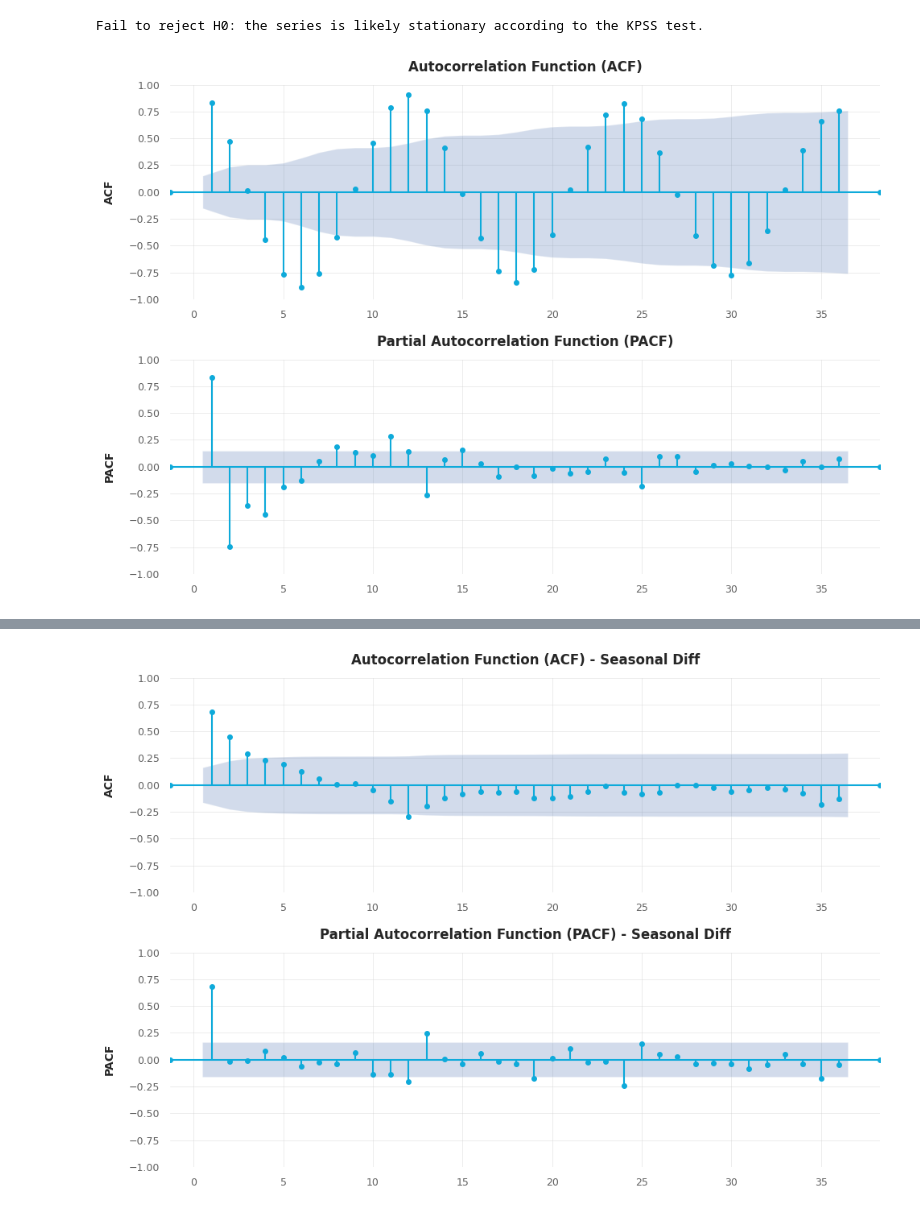
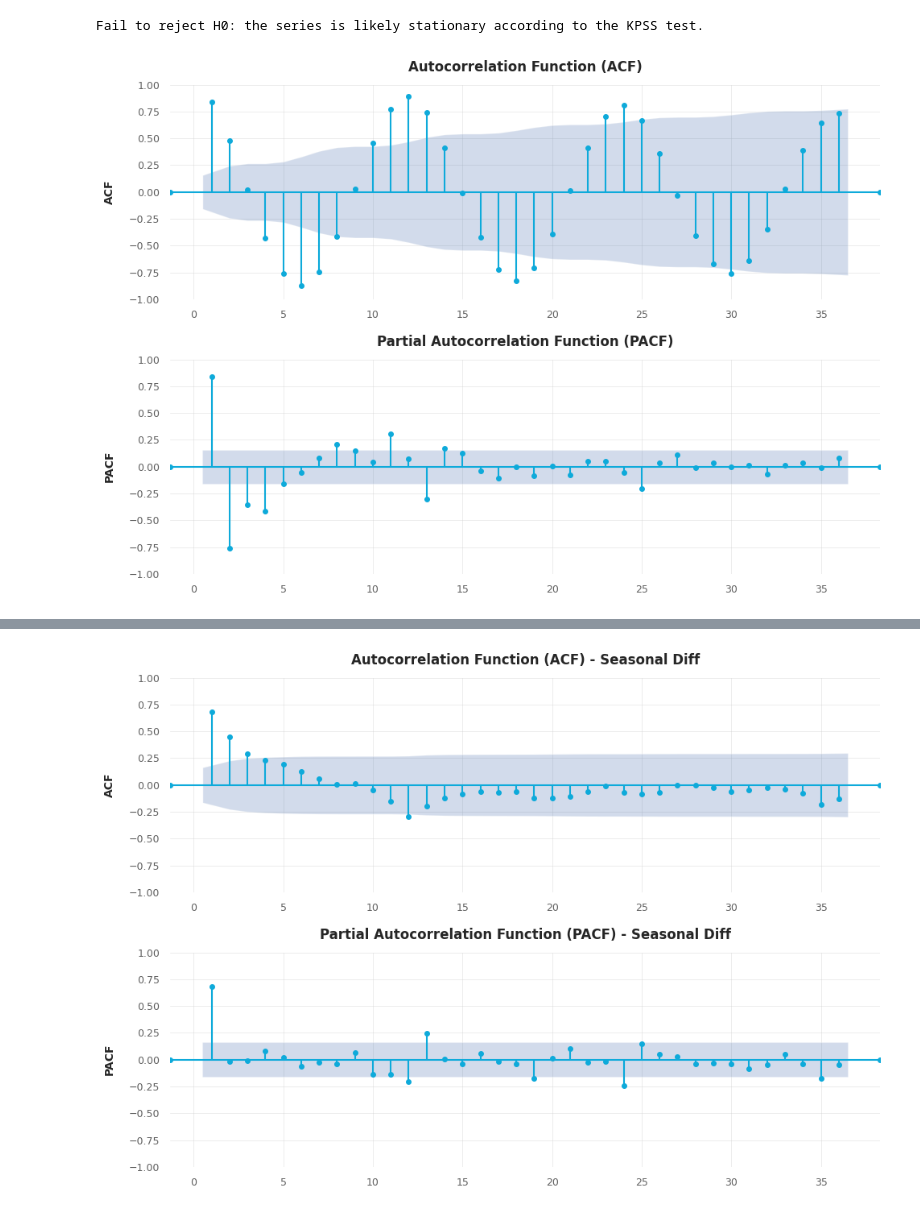
Before and after one commit to matt-ritton/ts.ethanol-production, a Jupyter notebook: ethanol-production.ipynb, the cells around one changed output, grey strips where cells are left out. Cells and saved outputs as stored; diff of their text form; code cells hidden in the pictures.

```diff
--- a/ethanol-production.ipynb
+++ b/ethanol-production.ipynb
@@ -160,13 +168,13 @@ plt.show()
 [figure]
 # %%
 # ------------------------------------------------------------
-# Time Series Decomposition (training set)
+# Time Series Decomposition
 # ------------------------------------------------------------
-stl = STL(train, period=12, robust=True)
+stl = STL(serie, period=12, robust=True)
 res = stl.fit()
 
 # Plotting decomposition
-observed = train
+observed = serie
 trend = res.trend
 seasonal = res.seasonal
 residual = res.resid
@@ -263,7 +271,7 @@ plt.show()
 # Monthly Boxplot
 # ------------------------------------------------------------
 
-fig, ax = plt.subplots(figsize=(11, 5))
+fig, ax = plt.subplots(figsize=(10, 5))
 
 sns.boxplot(data=seasonal_df, x="Month", y="Production", ax=ax, color="#00D9FF")
 
@@ -446,28 +469,28 @@ Fail to reject H0: the series is likely stationary according to the KPSS test.
 # %%
 # ------------------------------------------------------------
 # Plot ACF and PACF
 # ------------------------------------------------------------
 
 fig, axes = plt.subplots(2, 1, figsize=(10, 7))
 
-plot_acf(serie, lags=36, ax=axes[0], alpha=0.05, zero=False, title="", marker="o", markersize=4, color="#0EAADA", vlines_kwargs={"colors": "#0EAADA", "linewidth": 1.5})
-plot_pacf(serie, lags=36, ax=axes[1], alpha=0.05, zero=False, method="ywm", title="", marker="o", markersize=4, color="#0EAADA", vlines_kwargs={"colors": "#0EAADA", "linewidth": 1.5})
+plot_acf(train, lags=36, ax=axes[0], alpha=0.05, zero=False, title="", marker="o", markersize=4, color="#0EAADA", vlines_kwargs={"colors": "#0EAADA", "linewidth": 1.5})
+plot_pacf(train, lags=36, ax=axes[1], alpha=0.05, zero=False, method="ywm", title="", marker="o", markersize=4, color="#0EAADA", vlines_kwargs={"colors": "#0EAADA", "linewidth": 1.5})
 
 axes[0].set_title("Autocorrelation Function (ACF)", **title_style)
 axes[0].set_ylabel("ACF", **label_style)
 
 axes[1].set_title("Partial Autocorrelation Function (PACF)", **title_style)
 axes[1].set_ylabel("PACF", **label_style)
 
 for ax in axes:
     ax.tick_params(axis='both', which="both", **tick_style)
 
     ax.grid(True, which="major", **grid_style)
 
     for spine in ax.spines.values():
       spine.set_visible(False)
 
 plt.tight_layout()
 plt.show()
 # %% [output]
-[figure, old version]
+[figure, new version]
```
Also changed, not shown: parts of 42 cells of this notebook.
